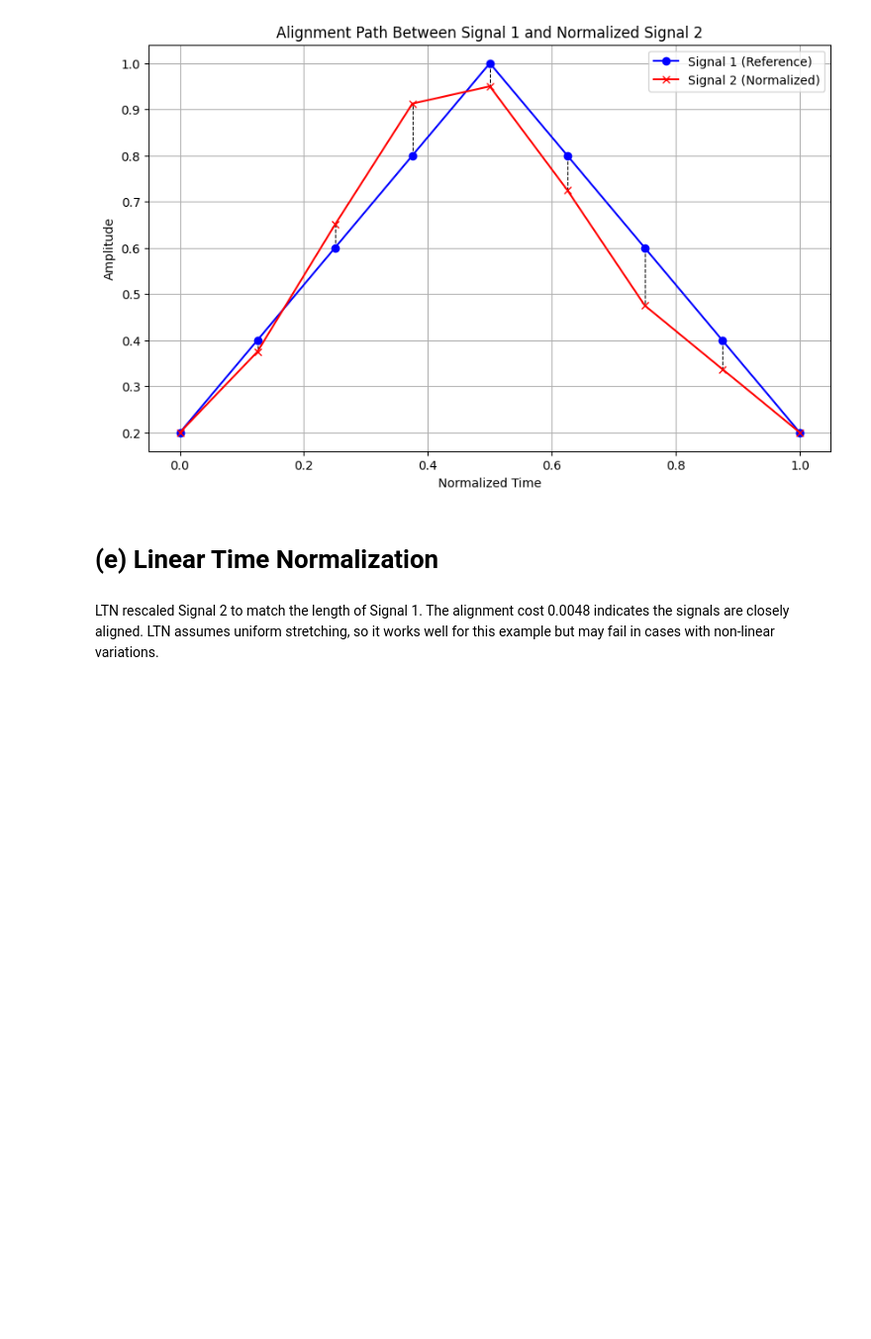
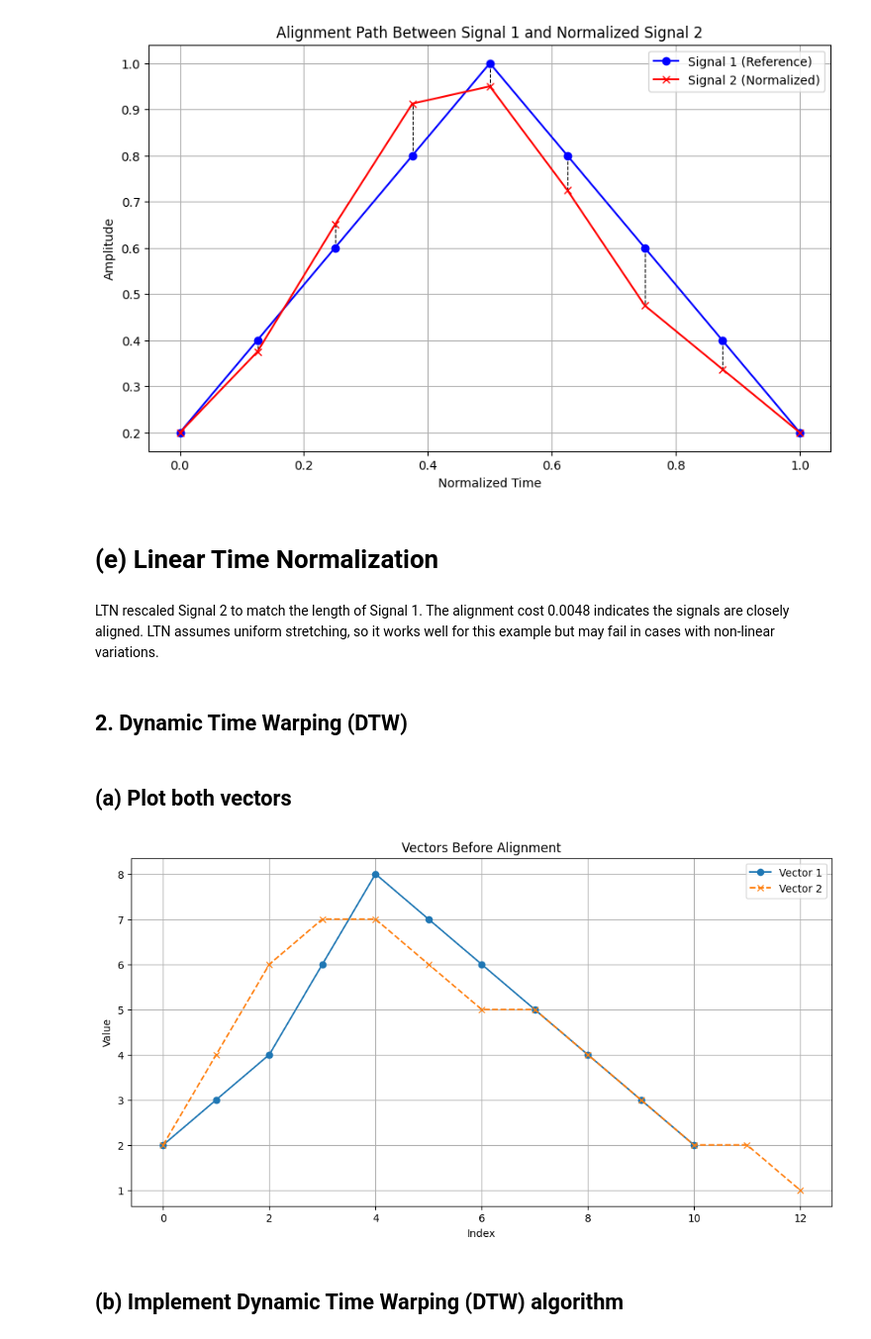
Before and after one commit to Aleena24/SpeechProcessing, a Jupyter notebook: timeAlignmentNormalization.ipynb, the cells around one changed output. Shown: that part at 99% size. Saved outputs shown, nothing was run; the diff lists cells and outputs as text; code cells hidden in the pictures; blank space fills up the shorter version.

```diff
--- a/timeAlignmentNormalization.ipynb
+++ b/timeAlignmentNormalization.ipynb
@@ -89,3 +92,5 @@ plt.show()
 LTN rescaled Signal 2 to match the length of Signal 1.
 The alignment cost 0.0048 indicates the signals are closely aligned.
 LTN assumes uniform stretching, so it works well for this example but may fail in cases with non-linear variations.
+# %% [markdown]
+## 2. Dynamic Time Warping (DTW)
@@ -91,0 +100,20 @@ LTN assumes uniform stretching, so it works well for this example but may fail i
+# %%
+# Define the vectors
+vector_1 = np.array([2, 3, 4, 6, 8, 7, 6, 5, 4, 3, 2])
+vector_2 = np.array([2, 4, 6, 7, 7, 6, 5, 5, 4, 3, 2, 2, 1])
+# %% [markdown]
+## (a) Plot both vectors
+# %%
+plt.figure(figsize=(12, 6))
+plt.plot(range(len(vector_1)), vector_1, label="Vector 1", marker='o')
+plt.plot(range(len(vector_2)), vector_2, label="Vector 2", marker='x', linestyle='--')
+plt.title("Vectors Before Alignment")
+plt.xlabel("Index")
+plt.ylabel("Value")
+plt.legend()
+plt.grid(True)
+plt.show()
+# %% [output]
+[figure, added]
+# %% [markdown]
+## (b) Implement Dynamic Time Warping (DTW) algorithm
```
Also changed, not shown: parts of 13 cells of this notebook.
